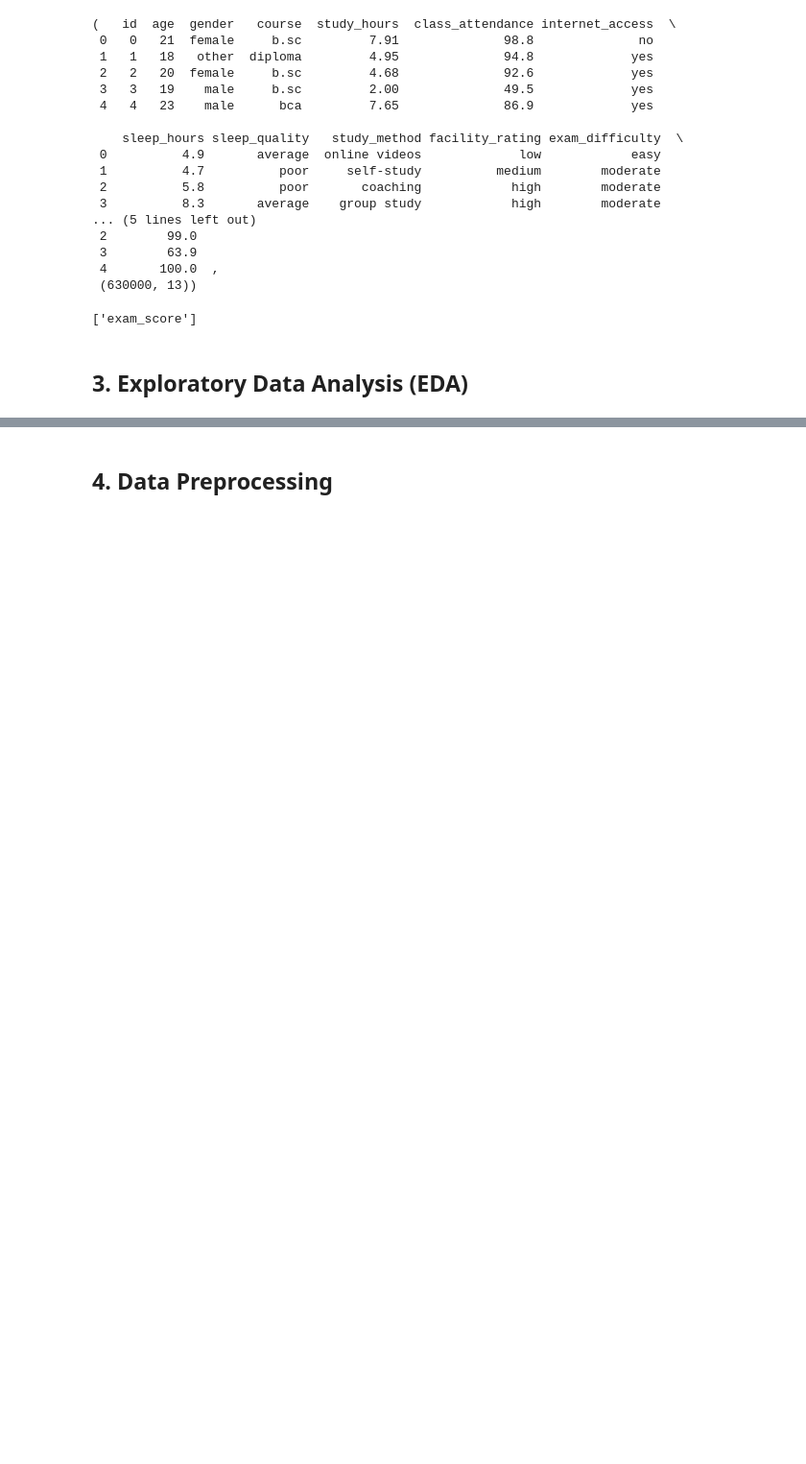
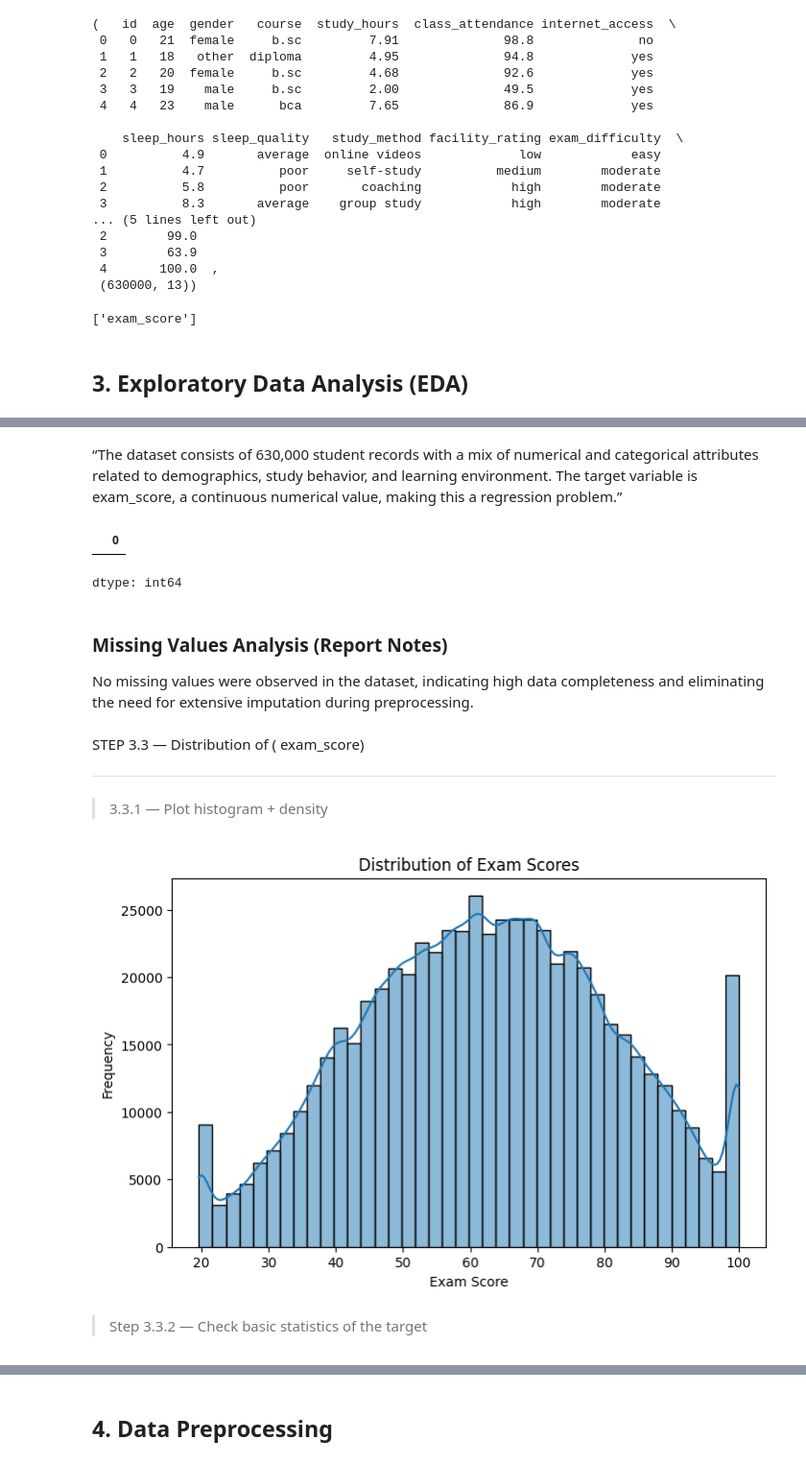
Before and after one commit to VirajMadushan/student-score-prediction, a Jupyter notebook: CIS6005_Predicting_Student_Test_Scores.ipynb, the cells around one changed output, grey strips where cells are left out. Shown at 96% size. Drawn from its saved outputs; the diff is of its cells as text; code cells hidden in the pictures; blank space fills up the shorter version.

Commit message:
Data Preprocessing

```diff
--- a/CIS6005_Predicting_Student_Test_Scores.ipynb
+++ b/CIS6005_Predicting_Student_Test_Scores.ipynb
@@ -102,0 +135,37 @@ target_col
+# %% [markdown]
+“The dataset consists of 630,000 student records with a mix of numerical and categorical attributes related to demographics, study behavior, and learning environment. The target variable is exam_score, a continuous numerical value, making this a regression problem.”
+# %%
+# Check for missing values
+missing_values = train_df.isna().sum()
+
+missing_values[missing_values > 0]
+# %% [output]
+|  | 0 |
+dtype: int64
+# %% [markdown]
+### Missing Values Analysis (Report Notes)
+
+No missing values were observed in the dataset, indicating high data completeness and eliminating the need for extensive imputation during preprocessing.
+# %% [markdown]
+STEP 3.3 — Distribution of ( exam_score)
+
+
+---
+
+
+
+> 3.3.1 — Plot histogram + density
+# %%
+# Distribution of exam_score
+plt.figure(figsize=(8,5))
+sns.histplot(train_df["exam_score"], bins=40, kde=True)
+plt.title("Distribution of Exam Scores")
+plt.xlabel("Exam Score")
+plt.ylabel("Frequency")
+plt.show()
+# %% [output]
+[figure, added]
+# %% [markdown]
+
+
+> Step 3.3.2 — Check basic statistics of the target
```
Also changed, not shown: parts of 25 cells of this notebook.
